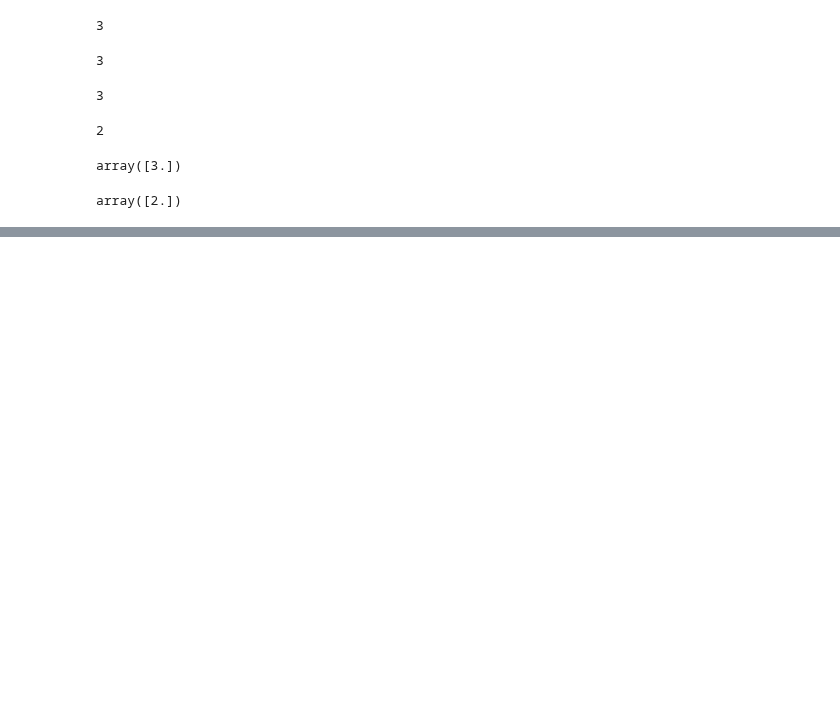
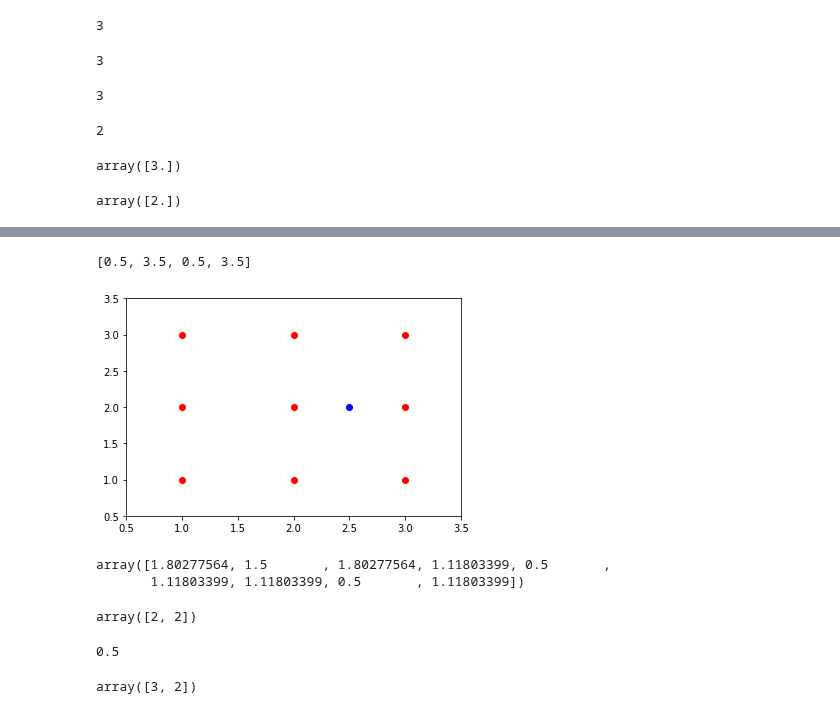
Before and after one commit to udaytak/Edx_PythonForResearch, a Jupyter notebook: 3_31. Case Study - Intro to Classification.ipynb, the cells around one changed output, grey strips where cells are left out. Drawn from its saved outputs; the diff is of its cells as text; code cells hidden in the pictures; blank space fills up the shorter version.

```diff
--- a/3_31. Case Study - Intro to Classification.ipynb
+++ b/3_31. Case Study - Intro to Classification.ipynb
@@ -223,0 +254,7 @@ array([2.])
+# %%
+plt.plot(points[:,0], points[:,1],"ro")
+plt.plot(p[0], p[1],"bo")
+plt.axis([0.5,3.5,0.5,3.5])
+# %% [output]
+[0.5, 3.5, 0.5, 3.5]
+[figure, added]
@@ -223,0 +265,17 @@ array([2.])
+# %%
+distances
+# %% [output]
+array([1.80277564, 1.5       , 1.80277564, 1.11803399, 0.5       ,
+       1.11803399, 1.11803399, 0.5       , 1.11803399])
+# %%
+points[4]
+# %% [output]
+array([2, 2])
+# %%
+distances[4]
+# %% [output]
+0.5
+# %%
+points[7]
+# %% [output]
+array([3, 2])
```
Also changed, not shown: parts of 19 cells of this notebook.
